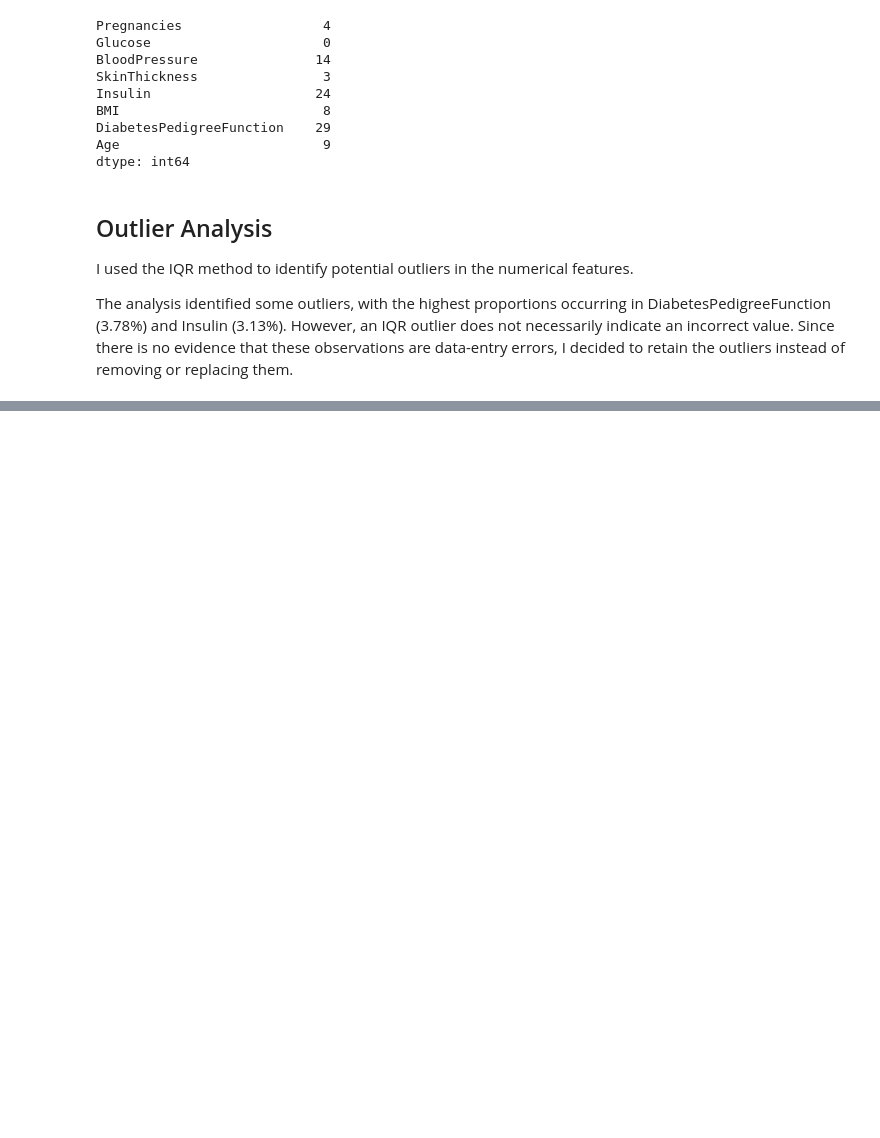
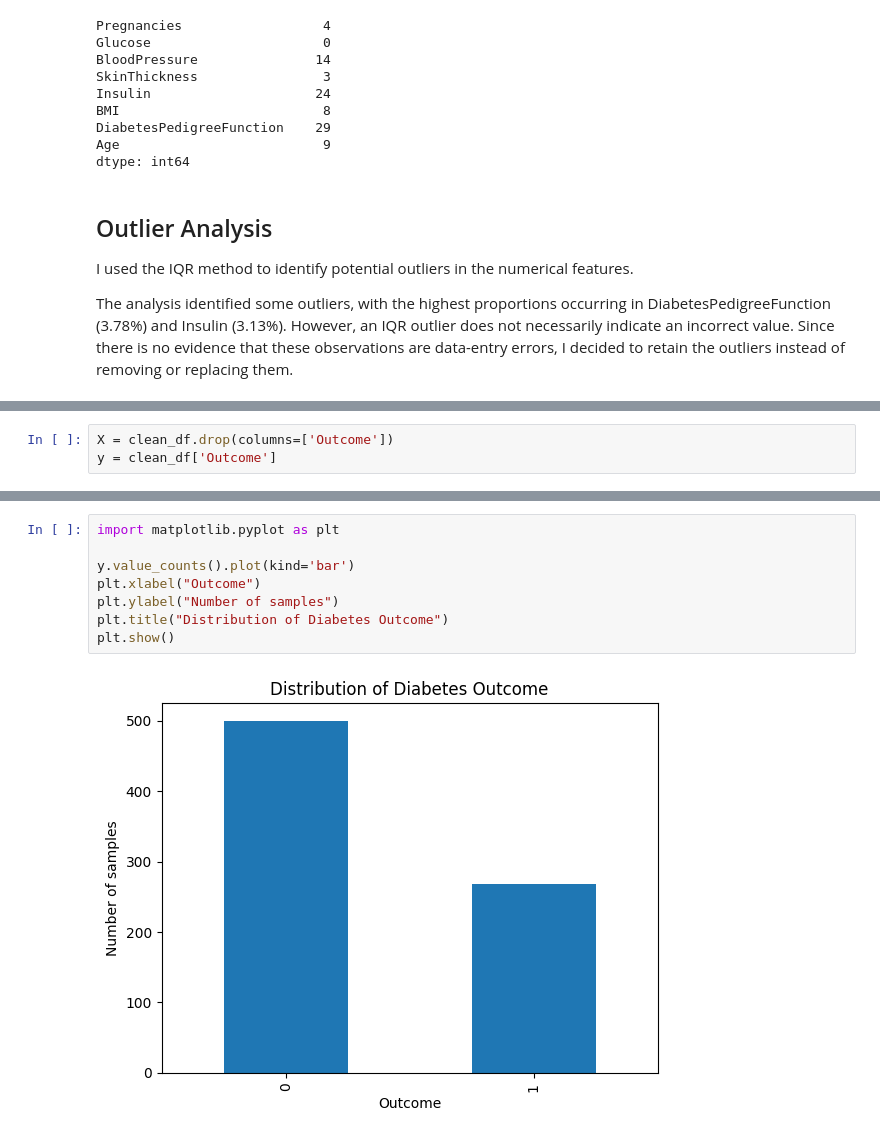
Before and after one commit to apurva2074/AI_Pioneers_Internship, a Jupyter notebook: Week1/ML_Preprocessing.ipynb, the cells around one changed output, grey strips where cells are left out. Cells and saved outputs as stored; diff of their text form; blank space fills up the shorter version.

```diff
--- a/Week1/ML_Preprocessing.ipynb
+++ b/Week1/ML_Preprocessing.ipynb
@@ -272,0 +292,3 @@ The analysis identified some outliers, with the highest proportions occurring in
+# %%
+X = clean_df.drop(columns=['Outcome'])
+y = clean_df['Outcome']
@@ -272,0 +317,10 @@ The analysis identified some outliers, with the highest proportions occurring in
+# %%
+import matplotlib.pyplot as plt
+
+y.value_counts().plot(kind='bar')
+plt.xlabel("Outcome")
+plt.ylabel("Number of samples")
+plt.title("Distribution of Diabetes Outcome")
+plt.show()
+# %% [output]
+[figure, added]
```
Also changed, not shown: parts of 19 cells of this notebook.
